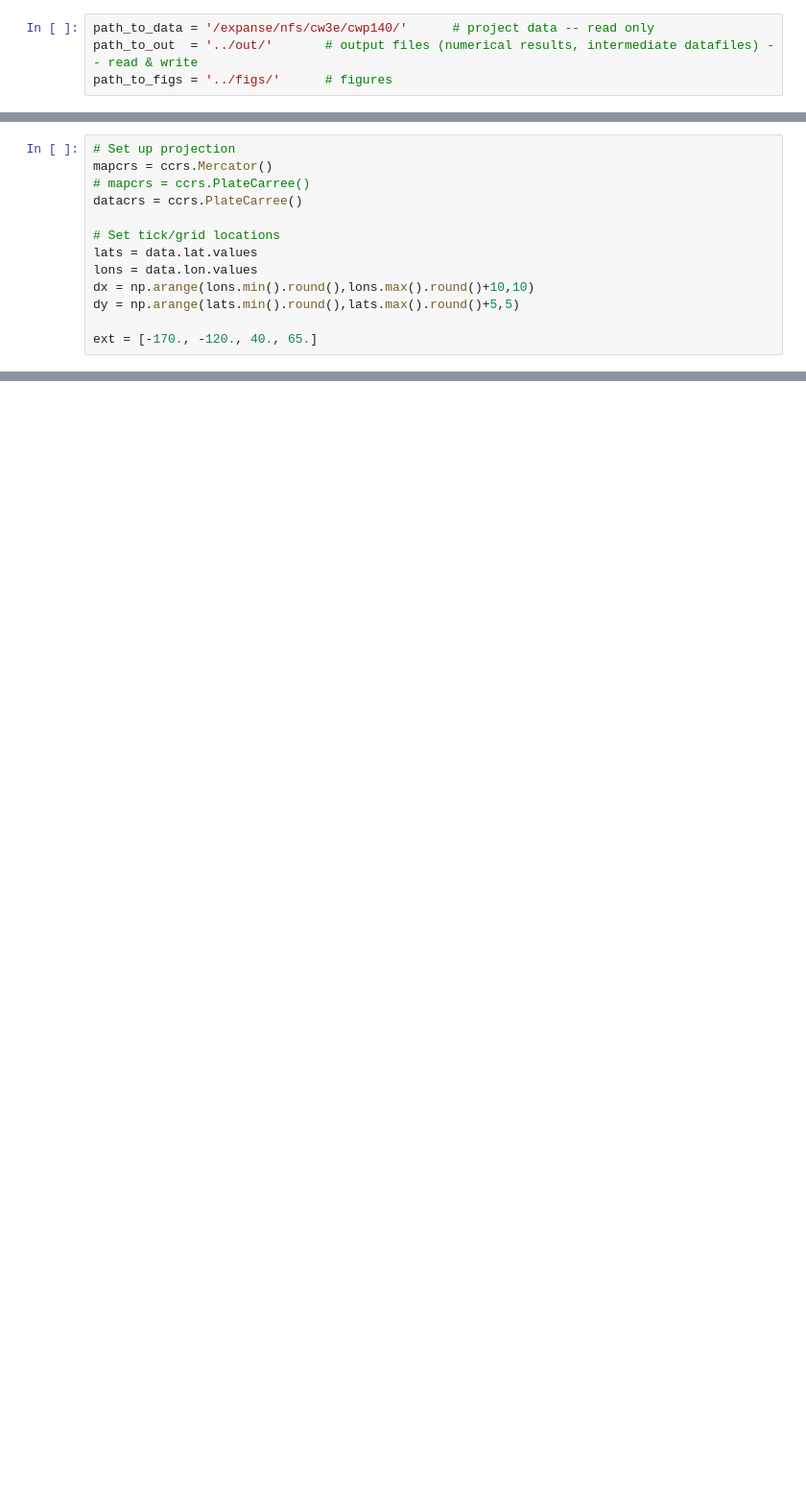
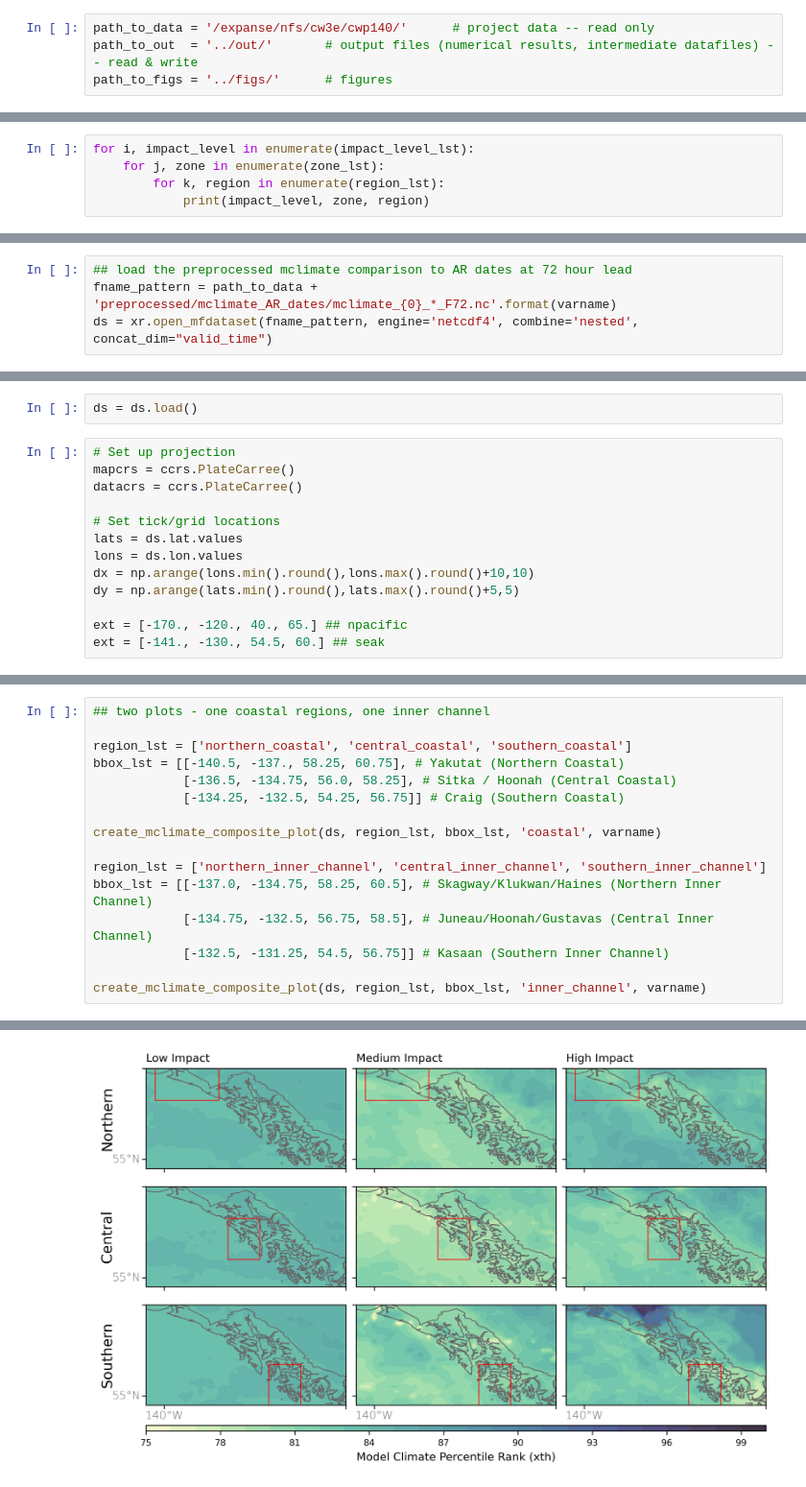
Before and after one commit to dlnash/SEAK_AR_impacts, a Jupyter notebook: analysis/mclimate_composites-WRF-PCPT.ipynb, the cells around one changed output, grey strips where cells are left out. Shown at 96% size. Saved outputs shown, nothing was run; the diff lists cells and outputs as text; blank space fills up the shorter version.

```diff
--- a/analysis/mclimate_composites-WRF-PCPT.ipynb
+++ b/analysis/mclimate_composites-WRF-PCPT.ipynb
@@ -97,0 +46,5 @@ zone_lst = ['northern_inner_coastal', 'central_coastal', 'northern_inner_channel
+# %%
+for i, impact_level in enumerate(impact_level_lst):
+    for j, zone in enumerate(zone_lst):
+        for k, region in enumerate(region_lst):
+            print(impact_level, zone, region)
@@ -98 +70,5 @@ zone_lst = ['northern_inner_coastal', 'central_coastal', 'northern_inner_channel
+# %%
+## load the preprocessed mclimate comparison to AR dates at 72 hour lead
+fname_pattern = path_to_data + 'preprocessed/mclimate_AR_dates/mclimate_{0}_*_F72.nc'.format(varname)
+ds = xr.open_mfdataset(fname_pattern, engine='netcdf4', combine='nested', concat_dim="valid_time")
 # %%
@@ -144,14 +147,16 @@ KeyboardInterrupt:
+# %%
+ds = ds.load()
 # %%
 # Set up projection
-mapcrs = ccrs.Mercator()
-# mapcrs = ccrs.PlateCarree()
+mapcrs = ccrs.PlateCarree()
 datacrs = ccrs.PlateCarree()
 
 # Set tick/grid locations
-lats = data.lat.values
-lons = data.lon.values
+lats = ds.lat.values
+lons = ds.lon.values
 dx = np.arange(lons.min().round(),lons.max().round()+10,10)
 dy = np.arange(lats.min().round(),lats.max().round()+5,5)
 
-ext = [-170., -120., 40., 65.]
+ext = [-170., -120., 40., 65.] ## npacific
+ext = [-141., -130., 54.5, 60.] ## seak
 # %%
@@ -238,0 +233,17 @@ plt.show()
+# %%
+## two plots - one coastal regions, one inner channel
+
+region_lst = ['northern_coastal', 'central_coastal', 'southern_coastal']
+bbox_lst = [[-140.5, -137., 58.25, 60.75], # Yakutat (Northern Coastal)
+            [-136.5, -134.75, 56.0, 58.25], # Sitka / Hoonah (Central Coastal)
+            [-134.25, -132.5, 54.25, 56.75]] # Craig (Southern Coastal)
+
+create_mclimate_composite_plot(ds, region_lst, bbox_lst, 'coastal', varname)
+
+region_lst = ['northern_inner_channel', 'central_inner_channel', 'southern_inner_channel']
+bbox_lst = [[-137.0, -134.75, 58.25, 60.5], # Skagway/Klukwan/Haines (Northern Inner Channel)
+            [-134.75, -132.5, 56.75, 58.5], # Juneau/Hoonah/Gustavas (Central Inner Channel)
+            [-132.5, -131.25, 54.5, 56.75]] # Kasaan (Southern Inner Channel)
+
+create_mclimate_composite_plot(ds, region_lst, bbox_lst, 'inner_channel', varname)
+# %% [output]
@@ -238,0 +259 @@ plt.show()
+[figure, added]
```
Also changed, not shown: parts of 8 cells of this notebook, 2 other files.
